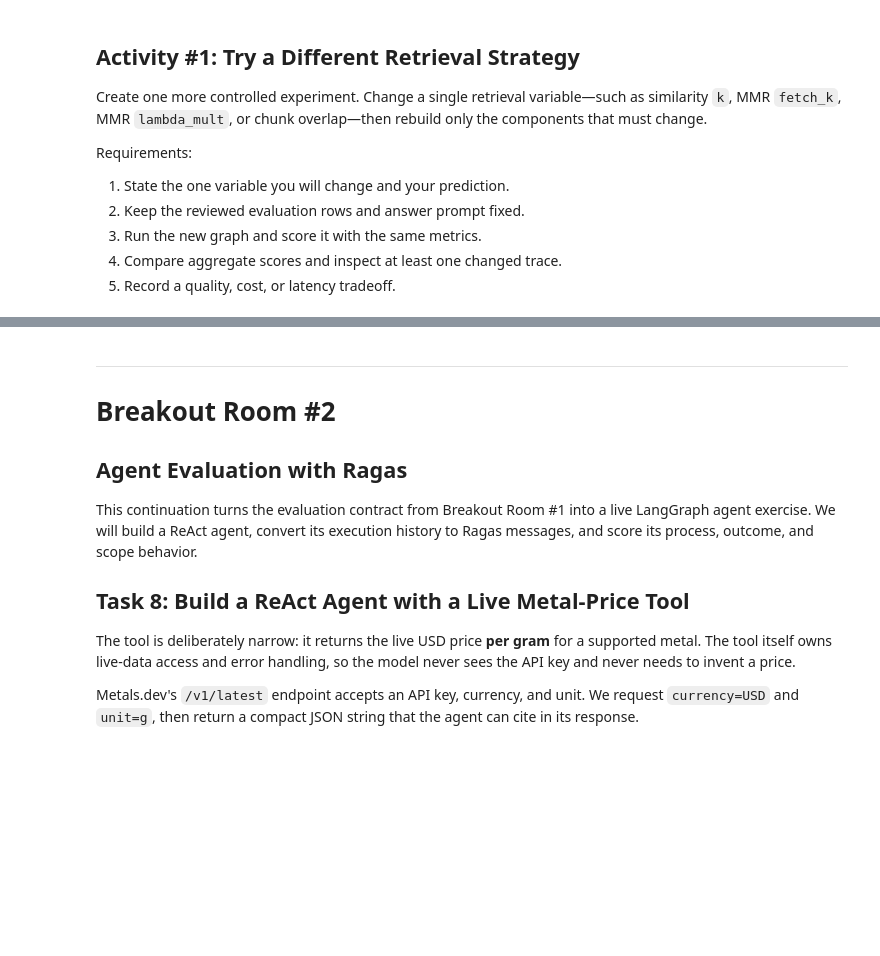
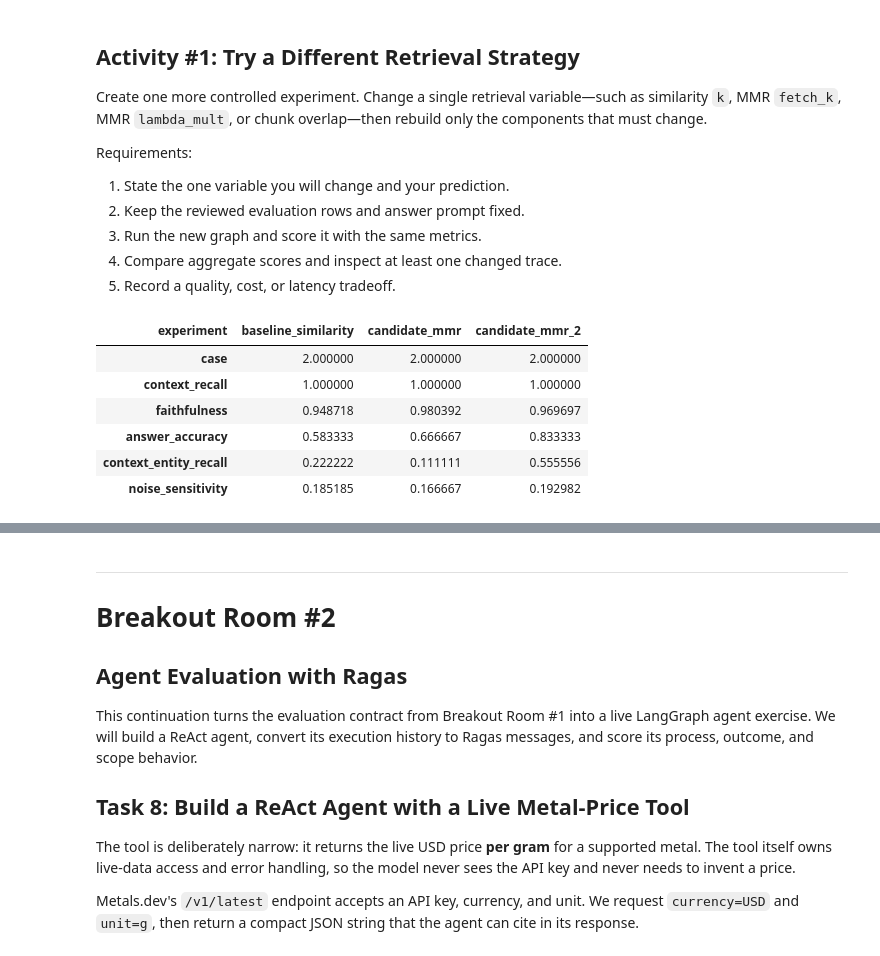
Before and after one commit to saurabhIU/AIEC1, a Jupyter notebook: 06_Agentic_RAG_Evaluation/01_Metal_Price_Agent_Evaluation_Ragas_LangGraph.ipynb, the cells around one changed output, grey strips where cells are left out. Drawn from its saved outputs; the diff is of its cells as text; code cells hidden in the pictures; blank space fills up the shorter version.

Commit message:
completed full assignment

```diff
--- a/06_Agentic_RAG_Evaluation/01_Metal_Price_Agent_Evaluation_Ragas_LangGraph.ipynb
+++ b/06_Agentic_RAG_Evaluation/01_Metal_Price_Agent_Evaluation_Ragas_LangGraph.ipynb
@@ -719,16 +922,43 @@ Requirements:
 4. Compare aggregate scores and inspect at least one changed trace.
 5. Record a quality, cost, or latency tradeoff.
 # %%
+
 # YOUR CODE HERE
 #
-# student_retriever = vector_store.as_retriever(
-#     search_type="mmr",
-#     search_kwargs={"k": 4, "fetch_k": 16, "lambda_mult": 0.5},
-# )
-# student_graph = build_rag_graph(student_retriever)
-# student_rows = run_rag_over_testset(student_graph, reviewed_testset_df)
-# student_scores = run_ragas_async(score_rag_rows, student_rows)
-# student_scores.drop(columns="case").mean()
+
+CANDIDATE_2_RETRIEVAL_K = min(3, len(rag_documents))
+CANDIDATE_2_FETCH_K = min(12, len(rag_documents))
+CANDIDATE_2_LAMBDA_MULT = 0.30
+
+candidate_retriever_2 = vector_store.as_retriever(
+    search_type="mmr",
+    search_kwargs={
+        "k": CANDIDATE_2_RETRIEVAL_K,
+        "fetch_k": CANDIDATE_2_FETCH_K,
+        "lambda_mult": CANDIDATE_2_LAMBDA_MULT,
+    },
+)
+candidate_graph_2 = build_rag_graph(candidate_retriever_2)
+candidate_rows_2 = run_rag_over_testset(candidate_graph_2, reviewed_testset_df)
+candidate_scores_2 = run_ragas_async(score_rag_rows, candidate_rows_2)
+
+comparison = pd.concat(
+    [
+        baseline_scores.assign(experiment="baseline_similarity"),
+        candidate_scores.assign(experiment="candidate_mmr"),
+        candidate_scores_2.assign(experiment="candidate_mmr_2"),
+    ],
+    ignore_index=True,
+)
+comparison.groupby("experiment").mean(numeric_only=True).T
+# %% [output]
+| experiment | baseline_similarity | candidate_mmr | candidate_mmr_2 |
+| case | 2.000000 | 2.000000 | 2.000000 |
+| context_recall | 1.000000 | 1.000000 | 1.000000 |
+| faithfulness | 0.948718 | 0.980392 | 0.969697 |
+| answer_accuracy | 0.583333 | 0.666667 | 0.833333 |
+| context_entity_recall | 0.222222 | 0.111111 | 0.555556 |
+| noise_sensitivity | 0.185185 | 0.166667 | 0.192982 |
 # %% [markdown]
 ### Activity #1 Findings
 
```
Also changed, not shown: parts of 25 cells of this notebook.
